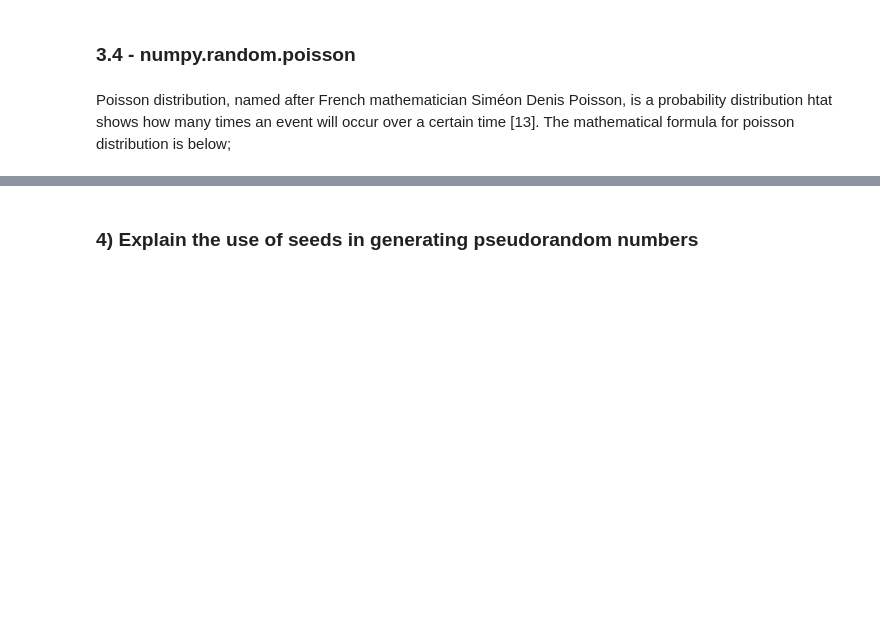
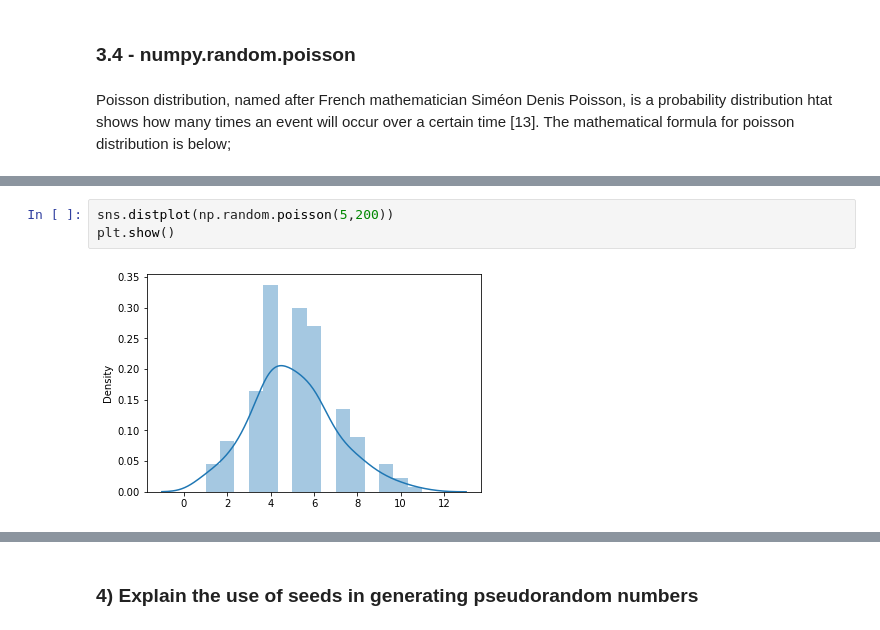
Before and after one commit to BTunney92/PfDA---Practical, a Jupyter notebook: Numpy.ipynb, the cells around one changed output, grey strips where cells are left out. Saved outputs shown, nothing was run; the diff lists cells and outputs as text; blank space fills up the shorter version.

```diff
--- a/Numpy.ipynb
+++ b/Numpy.ipynb
@@ -166,0 +186,5 @@ The mathematical formula for poisson distribution is below;
+# %%
+sns.distplot(np.random.poisson(5,200))
+plt.show()
+# %% [output]
+[figure, added]
```
Also changed, not shown: parts of 6 cells of this notebook, 1 other file.
